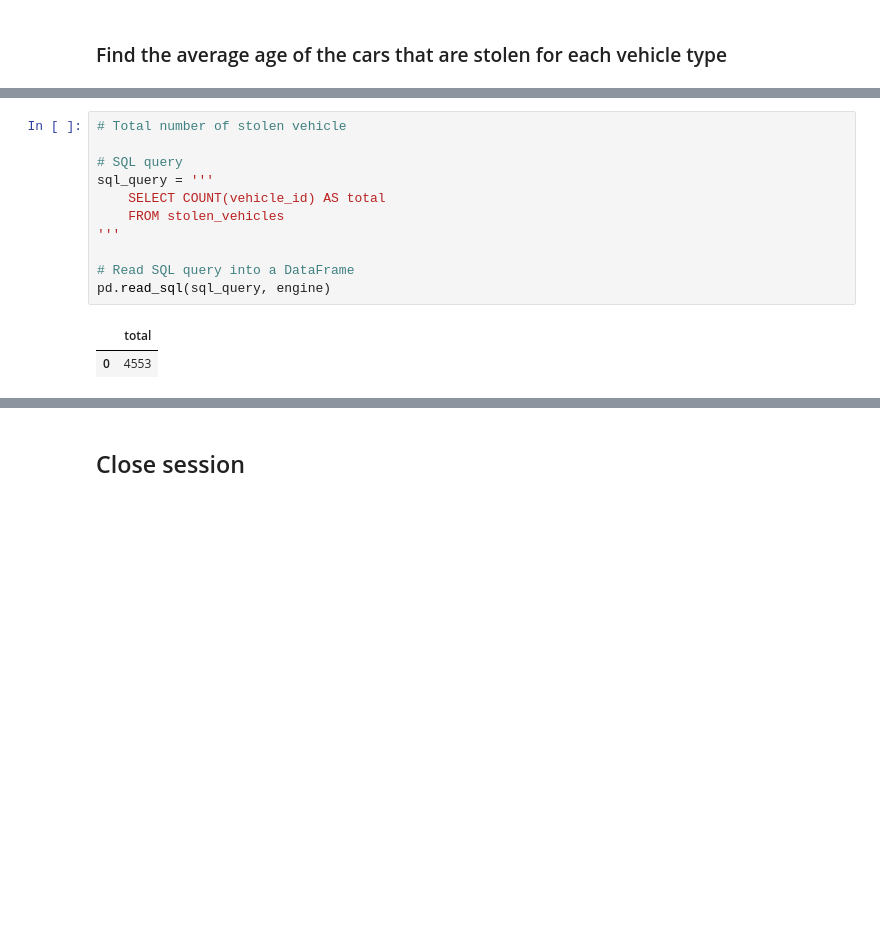
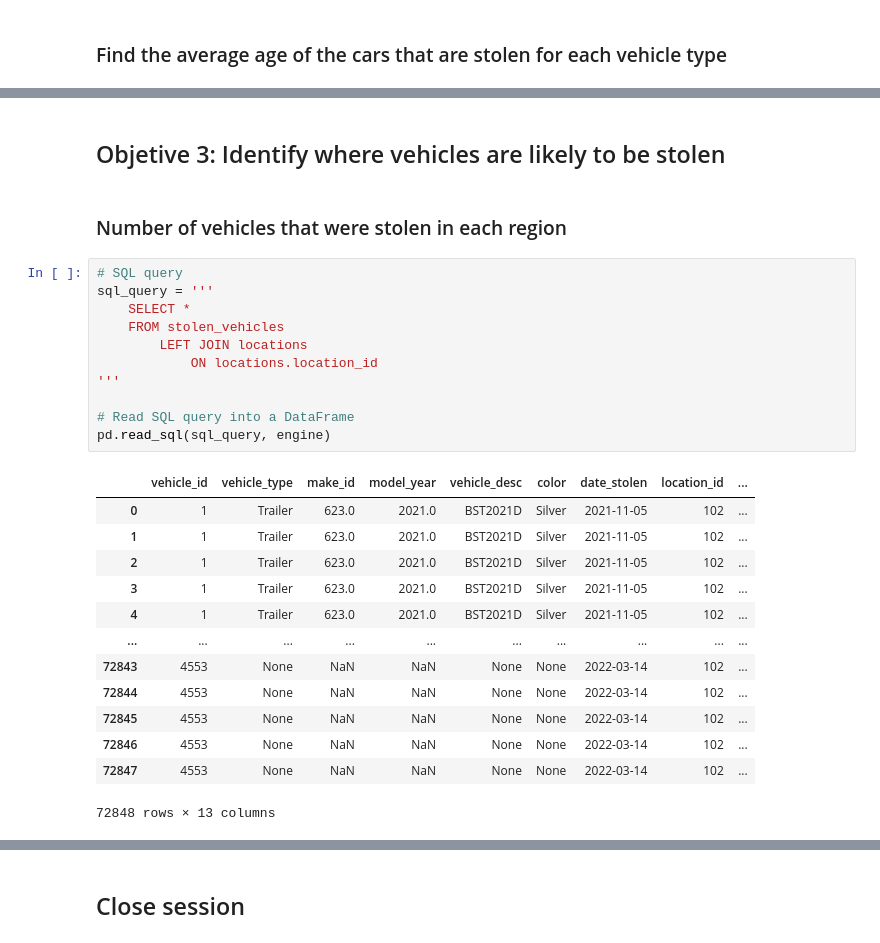
Before and after one commit to benoitchamot/VehicleTheftAnalysis, a Jupyter notebook: EDA/Analysis.ipynb, the cells around one changed output, grey strips where cells are left out. Drawn from its saved outputs; the diff is of its cells as text; blank space fills up the shorter version.

```diff
--- a/EDA/Analysis.ipynb
+++ b/EDA/Analysis.ipynb
@@ -160,17 +376,32 @@ pd.read_sql(sql_query, engine)
+# %% [markdown]
+## Objetive 3: Identify where vehicles are likely to be stolen
+# %% [markdown]
+### Number of vehicles that were stolen in each region
 # %%
-# Total number of stolen vehicle
-
 # SQL query
 sql_query = '''
-    SELECT COUNT(vehicle_id) AS total
+    SELECT *
     FROM stolen_vehicles
+        LEFT JOIN locations
+            ON locations.location_id
 '''
 
 # Read SQL query into a DataFrame
 pd.read_sql(sql_query, engine)
 # %% [output]
-|  | total |
-| 0 | 4553 |
+|  | vehicle_id | vehicle_type | make_id | model_year | vehicle_desc | color | date_stolen | location_id | ... |
+| 0 | 1 | Trailer | 623.0 | 2021.0 | BST2021D | Silver | 2021-11-05 | 102 | ... |
+| 1 | 1 | Trailer | 623.0 | 2021.0 | BST2021D | Silver | 2021-11-05 | 102 | ... |
+| 2 | 1 | Trailer | 623.0 | 2021.0 | BST2021D | Silver | 2021-11-05 | 102 | ... |
+| 3 | 1 | Trailer | 623.0 | 2021.0 | BST2021D | Silver | 2021-11-05 | 102 | ... |
+| 4 | 1 | Trailer | 623.0 | 2021.0 | BST2021D | Silver | 2021-11-05 | 102 | ... |
+| ... | ... | ... | ... | ... | ... | ... | ... | ... | ... |
+| 72843 | 4553 | None | NaN | NaN | None | None | 2022-03-14 | 102 | ... |
+| 72844 | 4553 | None | NaN | NaN | None | None | 2022-03-14 | 102 | ... |
+| 72845 | 4553 | None | NaN | NaN | None | None | 2022-03-14 | 102 | ... |
+| 72846 | 4553 | None | NaN | NaN | None | None | 2022-03-14 | 102 | ... |
+| 72847 | 4553 | None | NaN | NaN | None | None | 2022-03-14 | 102 | ... |
+72848 rows × 13 columns
 # %%
 # SQL query
 sql_query = '''
```
Also changed, not shown: parts of 25 cells of this notebook, 13 other files.
